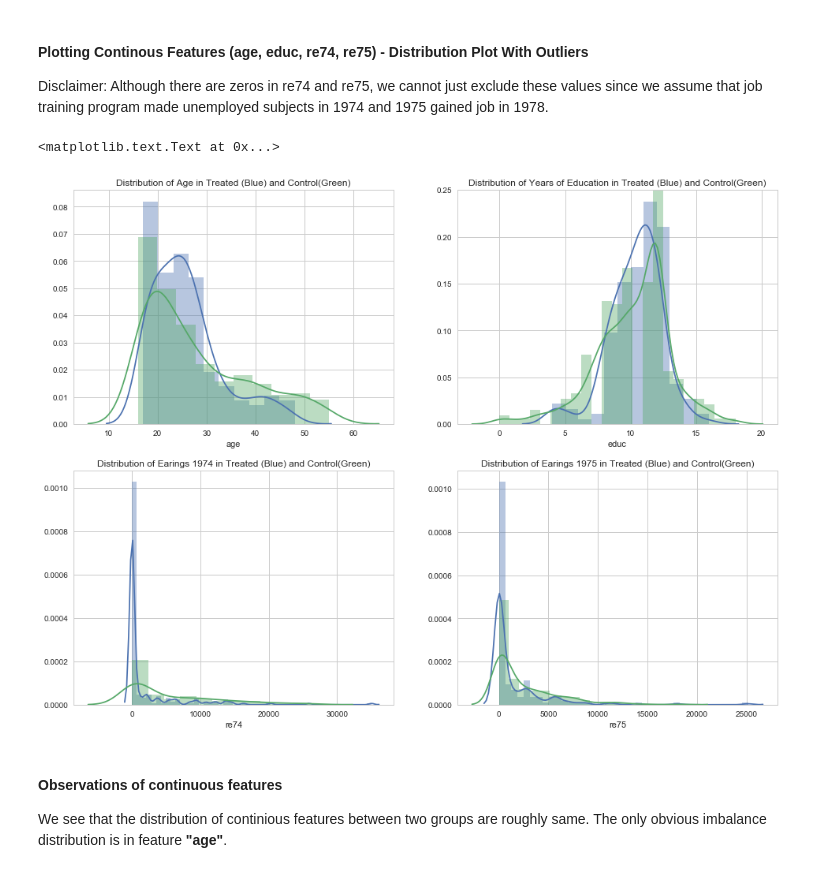
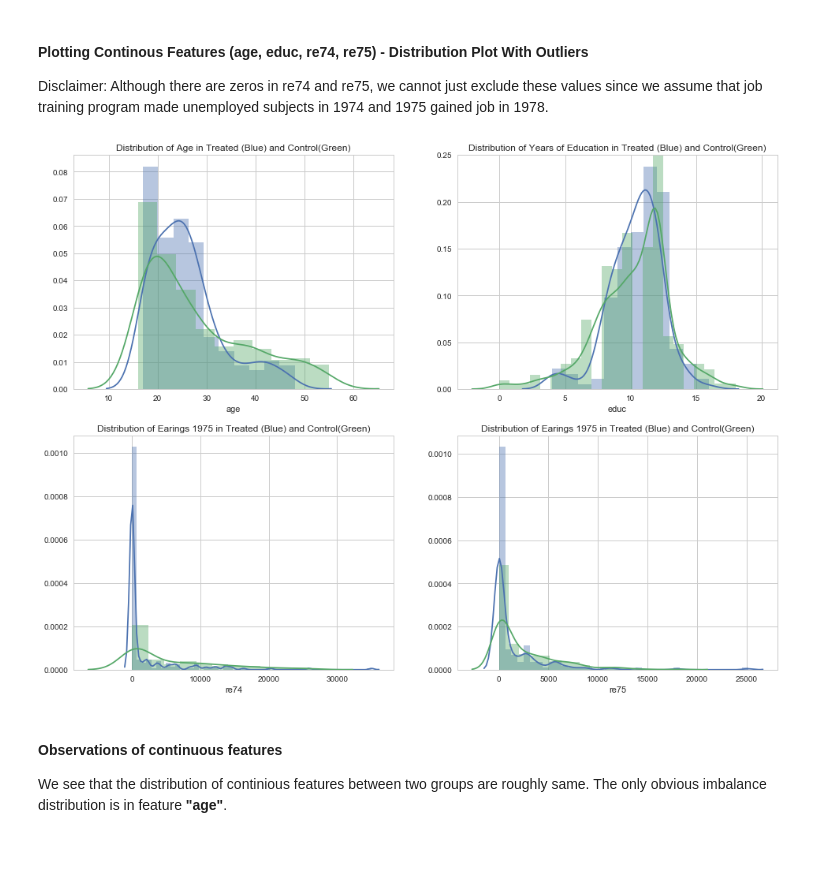
Before and after one commit to sanadhis/ADA-2017, a Jupyter notebook: 04 - Applied ML/Homework04.ipynb, the cells around one changed output. Saved outputs shown, nothing was run; the diff lists cells and outputs as text; code cells hidden in the pictures.

```diff
--- a/04 - Applied ML/Homework04.ipynb
+++ b/04 - Applied ML/Homework04.ipynb
@@ -23,0 +31,21 @@ sns.set(style="whitegrid")
+# %%
+def plot_continuous_features_distribution(df_treat_group, df_control_group):
+    # Plot 2 x 2
+    fig, ([ax1, ax2], [ax3, ax4]) = plt.subplots(nrows=2, ncols=2)
+    fig.set_size_inches(16, 12)
+
+    ax1 = sns.distplot(df_treat_group['age'], ax=ax1)
+    ax1 = sns.distplot(df_control_group['age'], ax=ax1)
+    ax1.set_title("Distribution of Age in Treated (Blue) and Control(Green)")
+
+    ax2 = sns.distplot(df_treat_group['educ'], ax=ax2)
+    ax2 = sns.distplot(df_control_group['educ'], ax=ax2)
+    ax2.set_title("Distribution of Years of Education in Treated (Blue) and Control(Green)")
+
+    ax3 = sns.distplot(df_treat_group['re74'], ax=ax3)
+    ax3 = sns.distplot(df_control_group['re74'], ax=ax3)
+    ax3.set_title("Distribution of Earings 1975 in Treated (Blue) and Control(Green)")
+
+    ax4 = sns.distplot(df_treat_group['re75'], ax=ax4)
+    ax4 = sns.distplot(df_control_group['re75'], ax=ax4)
+    ax4.set_title("Distribution of Earings 1975 in Treated (Blue) and Control(Green)")
@@ -300,29 +388,11 @@ As we see that the mean for treated group is close to zero.
 # %% [markdown]
 #### Plotting Continous Features (age, educ, re74, re75) - Distribution Plot With Outliers
 Disclaimer: Although there are zeros in re74 and re75, we cannot just exclude these values since we assume that job training program made unemployed subjects in 1974 and 1975 gained job in 1978.
-# %%
-# Plot 2 x 2
-fig, ([ax1, ax2], [ax3, ax4]) = plt.subplots(nrows=2, ncols=2)
-fig.set_size_inches(16, 12)
-
-ax1 = sns.distplot(df_treated_raw['age'], ax=ax1)
-ax1 = sns.distplot(df_control_raw['age'], ax=ax1)
-ax1.set_title("Distribution of Age in Treated (Blue) and Control(Green)")
-
-ax2 = sns.distplot(df_treated_raw['educ'], ax=ax2)
-ax2 = sns.distplot(df_control_raw['educ'], ax=ax2)
-ax2.set_title("Distribution of Years of Education in Treated (Blue) and Control(Green)")
-
-ax3 = sns.distplot(df_treated_raw['re74'], ax=ax3)
-ax3 = sns.distplot(df_control_raw['re74'], ax=ax3)
-ax3.set_title("Distribution of Earings 1974 in Treated (Blue) and Control(Green)")
-
-ax4 = sns.distplot(df_treated_raw['re75'], ax=ax4)
-ax4 = sns.distplot(df_control_raw['re75'], ax=ax4)
-ax4.set_title("Distribution of Earings 1975 in Treated (Blue) and Control(Green)")
-# %% [output]
-<matplotlib.text.Text at 0x...>
-[figure, removed]
+# %%
+# use our predefined function to plot continuous features-values distribution
+plot_continuous_features_distribution(df_treated_raw, df_control_raw)
+# %% [output]
+[figure, added]
 # %% [markdown]
 #### Observations of continuous features
 We see that the distribution of continious features between two groups are roughly same. The only obvious imbalance distribution is in feature **"age"**.
```
Also changed, not shown: parts of 32 cells of this notebook.
